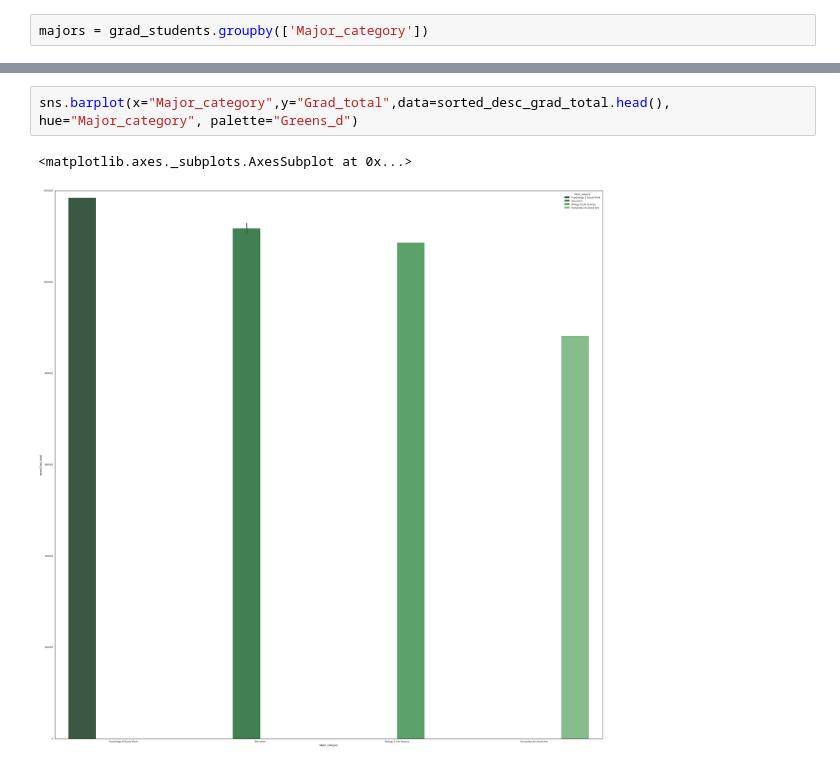
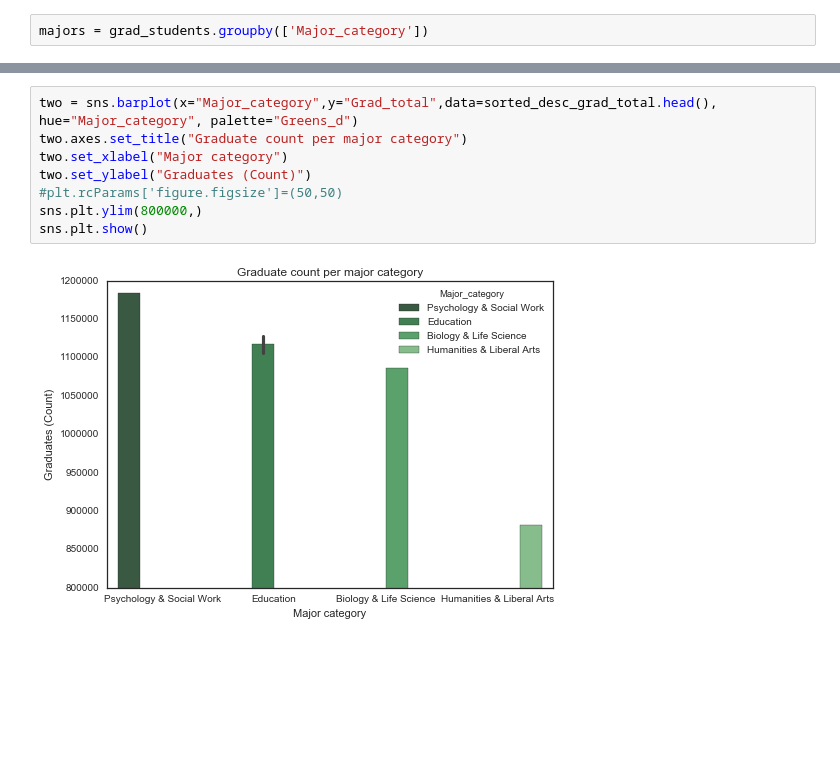
Before and after one commit to harishkrao/matplotlib, a Jupyter notebook: Seaborn visualization on grad-students data from FiveThirtyEight.ipynb, the cells around one changed output, grey strips where cells are left out. Saved outputs shown, nothing was run; the diff lists cells and outputs as text; blank space fills up the shorter version.

Commit message:
more graph size changes

```diff
--- a/Seaborn visualization on grad-students data from FiveThirtyEight.ipynb
+++ b/Seaborn visualization on grad-students data from FiveThirtyEight.ipynb
@@ -37,5 +35,10 @@ majors = grad_students.groupby(['Major_category'])
-# %%
-sns.barplot(x="Major_category",y="Grad_total",data=sorted_desc_grad_total.head(), hue="Major_category", palette="Greens_d")
-# %% [output]
-<matplotlib.axes._subplots.AxesSubplot at 0x...>
-[figure, removed]
+# %%
+two = sns.barplot(x="Major_category",y="Grad_total",data=sorted_desc_grad_total.head(), hue="Major_category", palette="Greens_d")
+two.axes.set_title("Graduate count per major category")
+two.set_xlabel("Major category")
+two.set_ylabel("Graduates (Count)")
+#plt.rcParams['figure.figsize']=(50,50)
+sns.plt.ylim(800000,)
+sns.plt.show()
+# %% [output]
+[figure, added]
```
Also changed, not shown: parts of 1 cell of this notebook.
